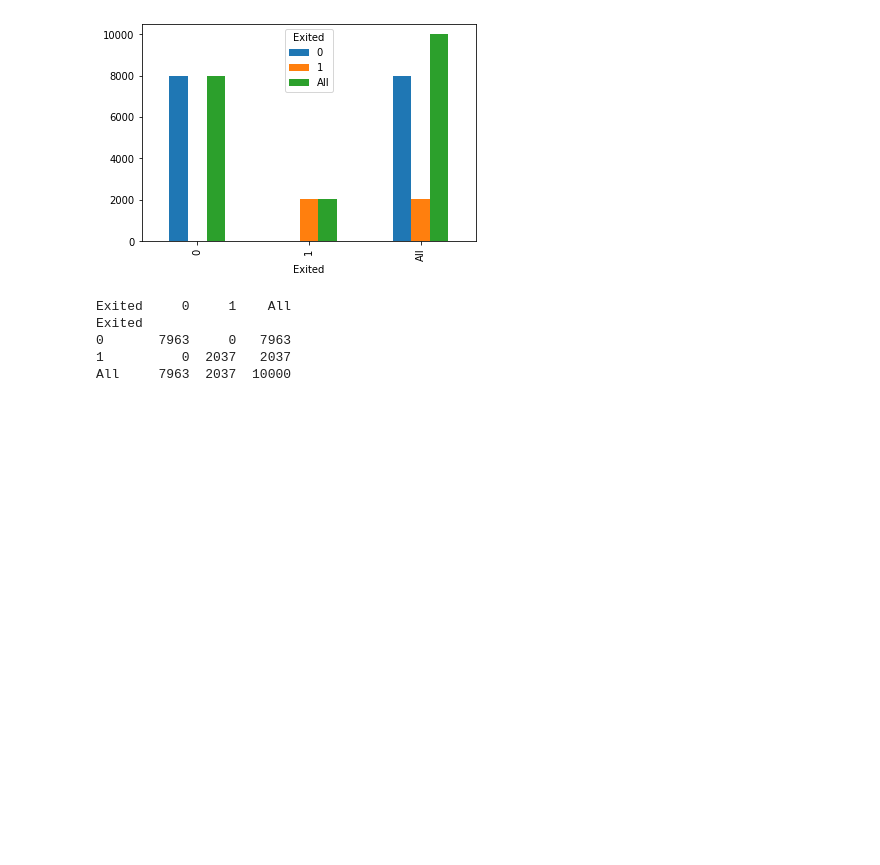
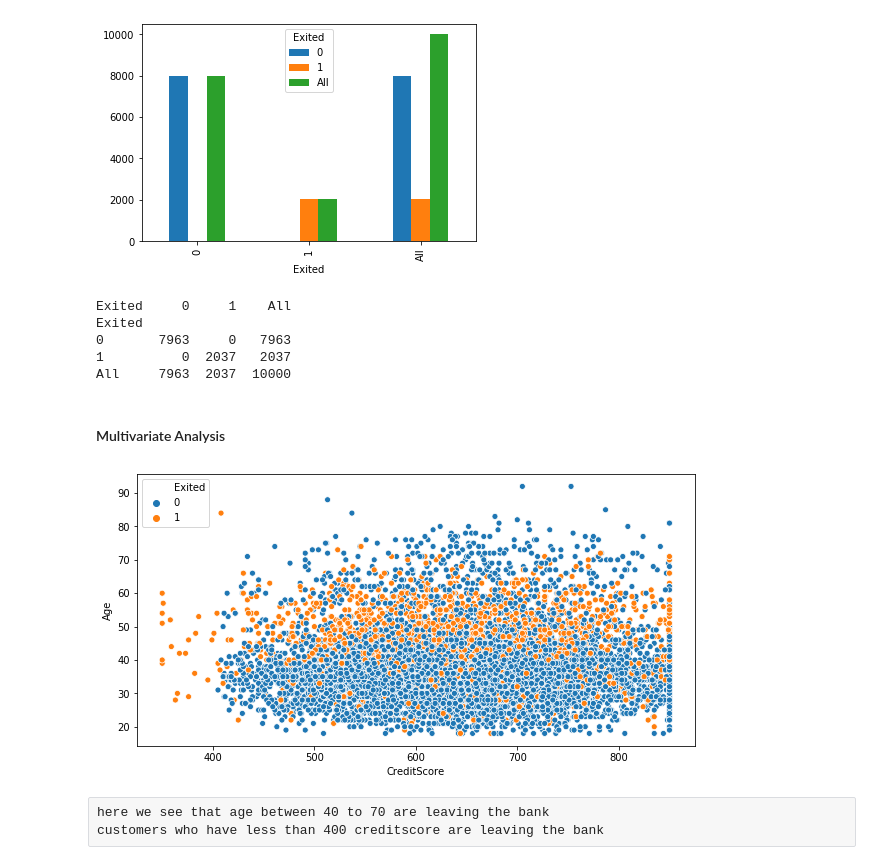
Before and after one commit to Rahulsusith/Machine-Learning-Training-Xebia, a Jupyter notebook: Bank Chun Analysis.ipynb, the cells around one changed output. Saved outputs shown, nothing was run; the diff lists cells and outputs as text; code cells hidden in the pictures; blank space fills up the shorter version.

Commit message:
statistical analysis

```diff
--- a/Bank Chun Analysis.ipynb
+++ b/Bank Chun Analysis.ipynb
@@ -255,3 +255,15 @@ Exited
 0       7963     0   7963
 1          0  2037   2037
 All     7963  2037  10000
+# %% [markdown]
+#### Multivariate Analysis
+# %%
+#numeric v/s numeric v/s categorical-scatter
+plt.figure(figsize=(10,5))
+sns.scatterplot(x=df['CreditScore'],y=df['Age'],hue=df['Exited'])
+plt.show()
+# %% [output]
+[figure, added]
+# %% [raw]
+here we see that age between 40 to 70 are leaving the bank
+customers who have less than 400 creditscore are leaving the bank
```
Also changed, not shown: parts of 15 cells of this notebook.
